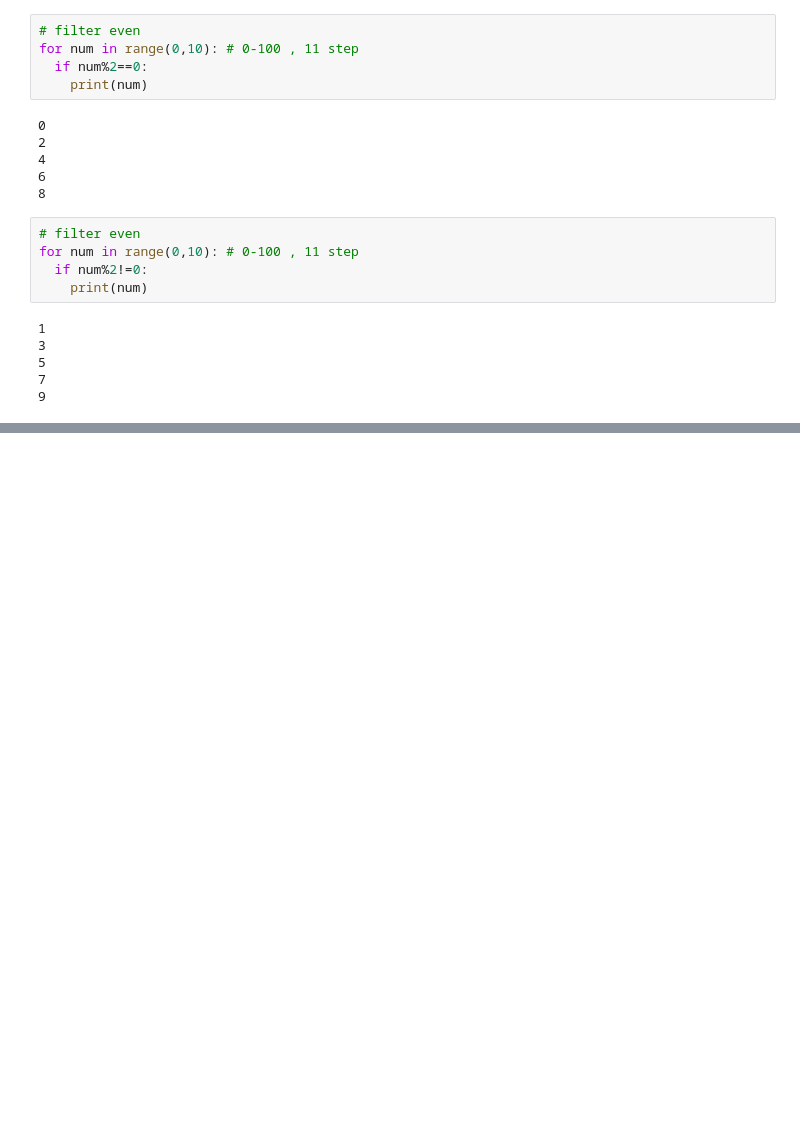
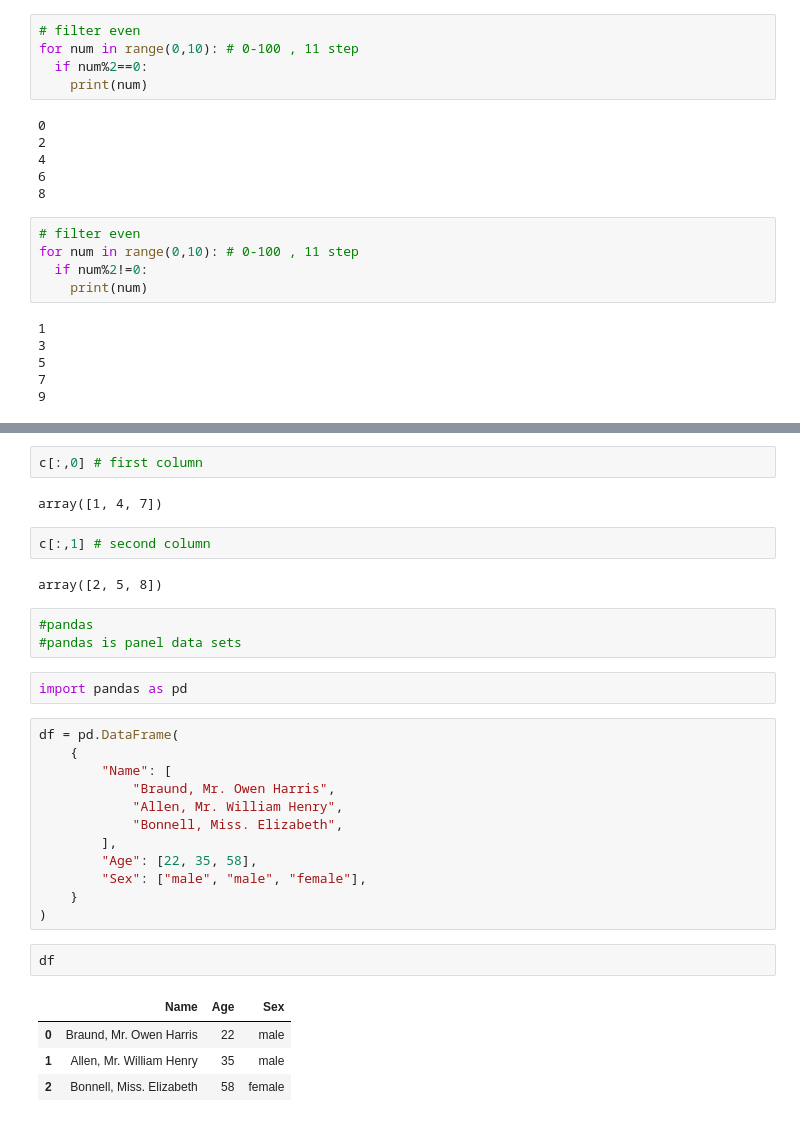
Before and after one commit to gsrinu002/NDV_ML_AI_JUNE, a Jupyter notebook: Python_ML_AI_JUNE.ipynb, the cells around one changed output, grey strips where cells are left out. Drawn from its saved outputs; the diff is of its cells as text; blank space fills up the shorter version.

```diff
--- a/Python_ML_AI_JUNE.ipynb
+++ b/Python_ML_AI_JUNE.ipynb
@@ -512,0 +747,32 @@ for num in range(0,10): # 0-100 , 11 step
+# %%
+c[:,0] # first column
+# %% [output]
+array([1, 4, 7])
+# %%
+c[:,1] # second column
+# %% [output]
+array([2, 5, 8])
+# %%
+#pandas
+#pandas is panel data sets
+# %%
+import pandas as pd
+# %%
+df = pd.DataFrame(
+    {
+        "Name": [
+            "Braund, Mr. Owen Harris",
+            "Allen, Mr. William Henry",
+            "Bonnell, Miss. Elizabeth",
+        ],
+        "Age": [22, 35, 58],
+        "Sex": ["male", "male", "female"],
+    }
+)
+# %%
+df
+# %% [output]
+|  | Name | Age | Sex |
+| 0 | Braund, Mr. Owen Harris | 22 | male |
+| 1 | Allen, Mr. William Henry | 35 | male |
+| 2 | Bonnell, Miss. Elizabeth | 58 | female |
```
Also changed, not shown: parts of 54 cells of this notebook.
